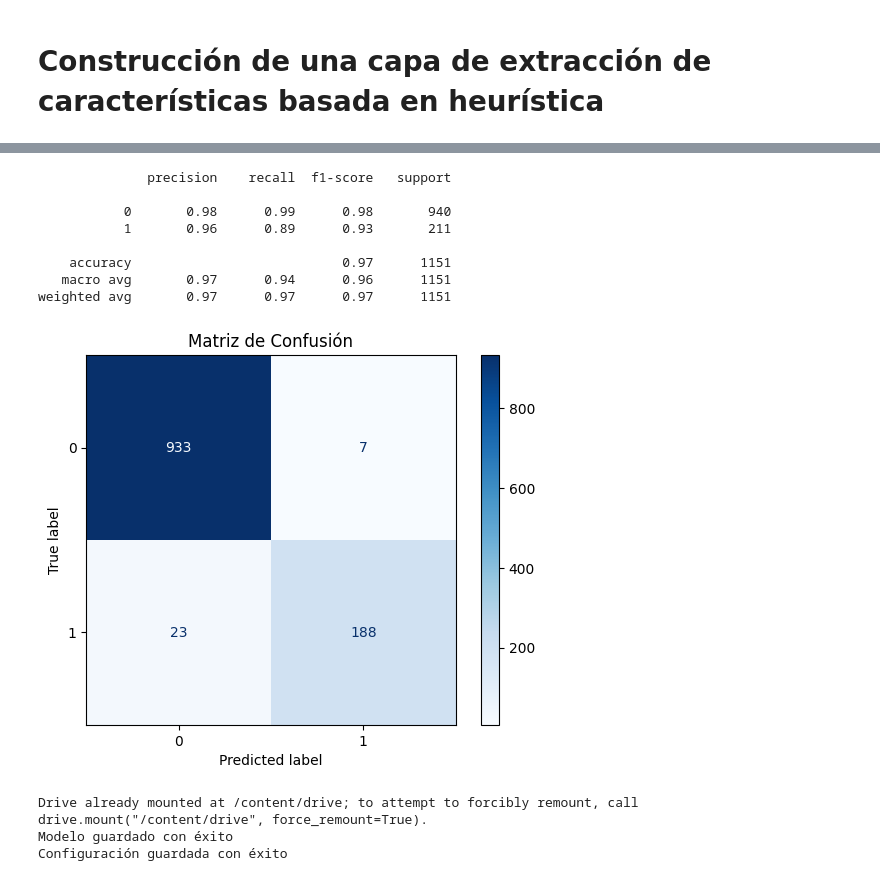
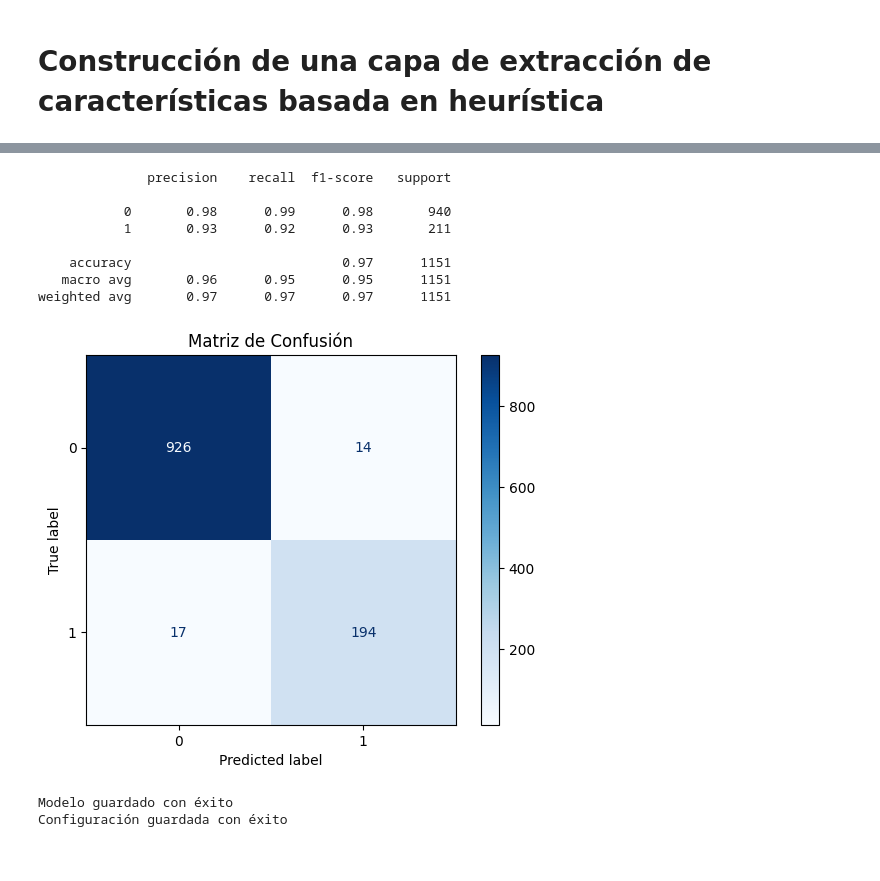
Before and after one commit to luciacvsz/TFG_Posdata, a Jupyter notebook: backend/colab/scripts/feature_extraction_layer.ipynb, the cells around one changed output, grey strips where cells are left out. Saved outputs shown, nothing was run; the diff lists cells and outputs as text; code cells hidden in the pictures.

```diff
--- a/backend/colab/scripts/feature_extraction_layer.ipynb
+++ b/backend/colab/scripts/feature_extraction_layer.ipynb
@@ -106,13 +106,8 @@ Distribución con datos balanceados: Counter({0: 3826, 1: 3826})
 # %%
-model = lgb.LGBMClassifier(
-    n_estimators=500,
-    learning_rate=0.05,
-    max_depth=6,
-    num_leaves=31,
-    subsample=0.8,
-    colsample_bytree=0.8,
-)
+#Inicializamos el modelo clasificador
+model = lgb.LGBMClassifier()
 
+#Entrenamos el modelo clasificador
 model.fit(
     X_train_resampled, y_train_resampled,
     eval_set=[(X_test, y_test)],
@@ -212,50 +133,43 @@ shap.plots.waterfall(instance_shap, show=True)
 # %%
-y_pred_optimal = (y_scores >= best_threshold).astype(int)
+#Evaluamos la eficacia del modelo probándolo sobre el conjunto de prueba
+y_pred = model.predict(X_test)
 
-print(classification_report(y_test, y_pred_optimal))
+#Imprimimos sus principales métricas
+print(classification_report(y_test, y_pred))
 
-cm = confussion_matrix(y_test, y_pred_optimal)
+#Imprimimos su matriz de confusión
+cm = confussion_matrix(y_test, y_pred)
 disp = ConfusionMatrixDisplay(confusion_matrix=cm, display_labels=model.classes_)
 disp.plot(cmap=plt.cm.Blues)
 plt.title("Matriz de Confusión")
 plt.show()
-
-#Es mejor el umbral anterior, porque genera menos falsos negativos
-
-best_threshold = 0.5
 # %% [output]
               precision    recall  f1-score   support
 
            0       0.98      0.99      0.98       940
-           1       0.96      0.89      0.93       211
+           1       0.93      0.92      0.93       211
 
     accuracy                           0.97      1151
-   macro avg       0.97      0.94      0.96      1151
+   macro avg       0.96      0.95      0.95      1151
 weighted avg       0.97      0.97      0.97      1151
-[figure, old version]
+[figure, new version]
 # %%
-import joblib
-import json
-
-from google.colab import drive
-drive.mount('/content/drive')
-ruta_carpeta = '/content/drive/MyDrive/TFG_Posdata/models/lgbm_v1/'
+#Guardamos el modelo y la configuración usada para entrenarlo
 
 nombre_modelo = 'model.pkl'
-with open(ruta_carpeta + nombre_modelo, 'wb') as f:
+with open(MODEL_PATH + nombre_modelo, 'wb') as f:
   joblib.dump(model, f)
 print("Modelo guardado con éxito")
 
 nombre_config = 'config.json'
 config = {
-    "threshold": best_threshold,
+    "threshold": 0.5,
     "features": X.columns.tolist(),
     "model_version": "lgbm_v1"
 }
-with open(ruta_carpeta + nombre_config, 'w') as f:
+with open(MODEL_PATH + nombre_config, 'w') as f:
     json.dump(config, f)
 print("Configuración guardada con éxito")
 # %% [output]
-Drive already mounted at /content/drive; to attempt to forcibly remount, call drive.mount("/content/drive", force_remount=True).
 Modelo guardado con éxito
 Configuración guardada con éxito
```
Also changed, not shown: parts of 11 cells of this notebook, 3 other files.
